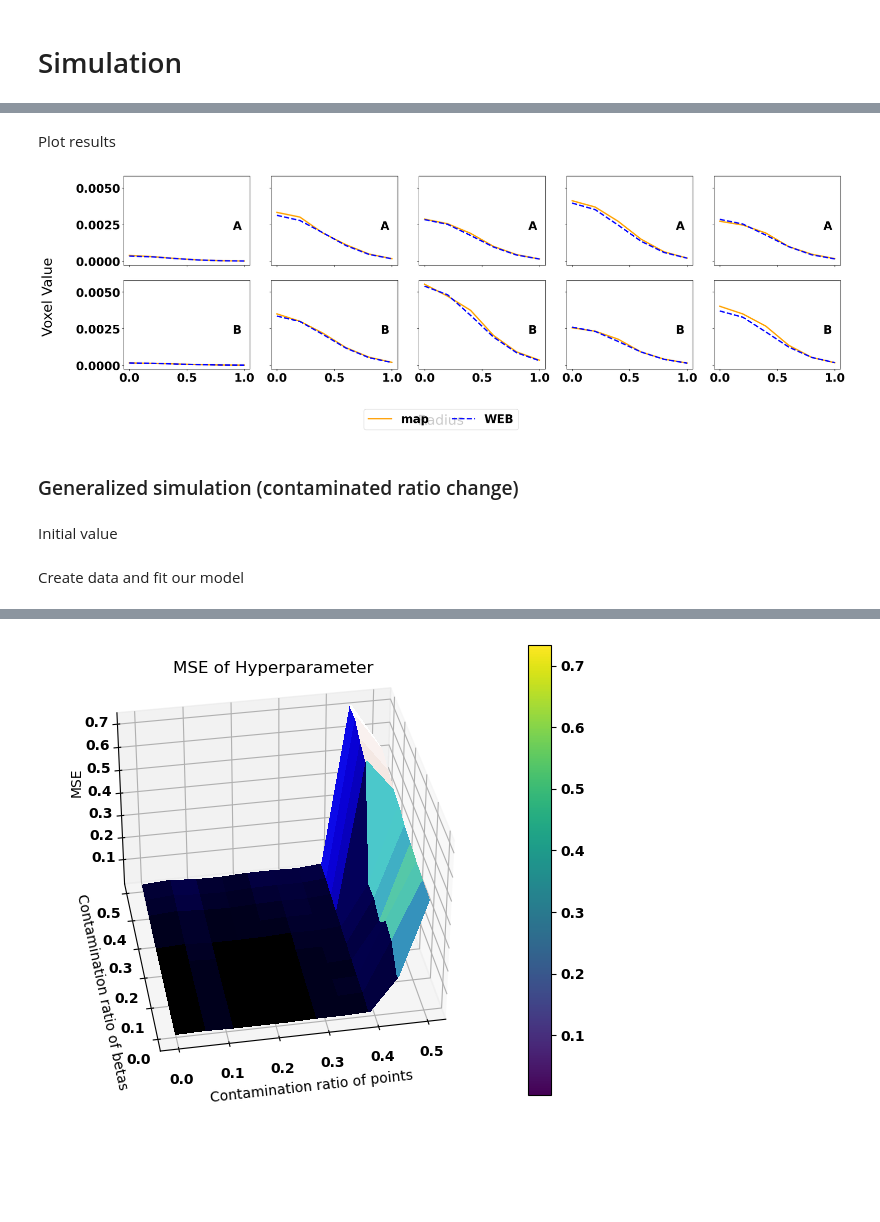
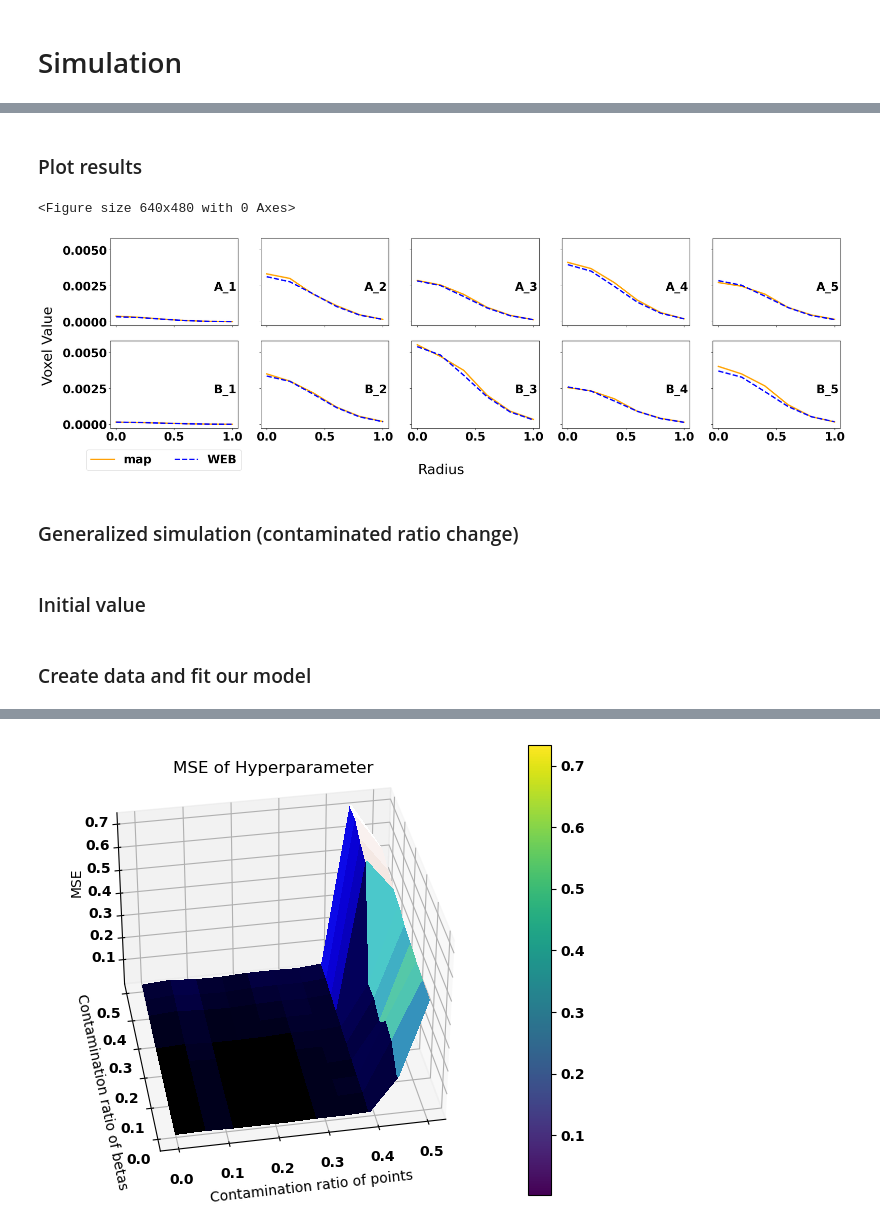
Before and after one commit to bookbnnbnn/Weighted-Empirical-Baysian-Model, a Jupyter notebook: Instance_simulation.ipynb, the cells around one changed output, grey strips where cells are left out. Cells and saved outputs as stored; diff of their text form; code cells hidden in the pictures; blank space fills up the shorter version.

```diff
--- a/Instance_simulation.ipynb
+++ b/Instance_simulation.ipynb
@@ -31,2 +30,0 @@ betas_WEB, histories = web.WEB_iter(max_iter=20, alpha=0.5, gamma=0.5)
-# %% [markdown]
-Plot results
@@ -35,18 +31,12 @@ estimated_densities = caculate_density(web.distances_to_center, web.betas_WEB, s
-# %%
-plot_density(
-    web.densities_data,
-    estimated_densities,
-    START_RAD,
-    MAX_RAD,
-    GAP,
-    labels = ["WEB"],
-    colors = ["blue"],
-    subplots_num = 10,
-    separated=True)
-# %% [output]
-[figure, removed]
+# %% [markdown]
+### Plot results
+# %%
+web.fitted_densities_plot()
+# %% [output]
+<Figure size 640x480 with 0 Axes>
+[figure, added]
 # %% [markdown]
 ### Generalized simulation (contaminated ratio change)
-# %% [markdown]
-Initial value
+# %% [markdown]
+### Initial value
 # %%
@@ -54,6 +44,6 @@ NUM = 10
 IN_GROUP_NUM = 50
 # %% [markdown]
-Create data and fit our model
+### Create data and fit our model
 # %%
 mse_0_WEB = np.zeros((NUM, NUM))
 mse_1_WEB = np.zeros((NUM, NUM))
```
Also changed, not shown: parts of 10 cells of this notebook, 1 other file.
